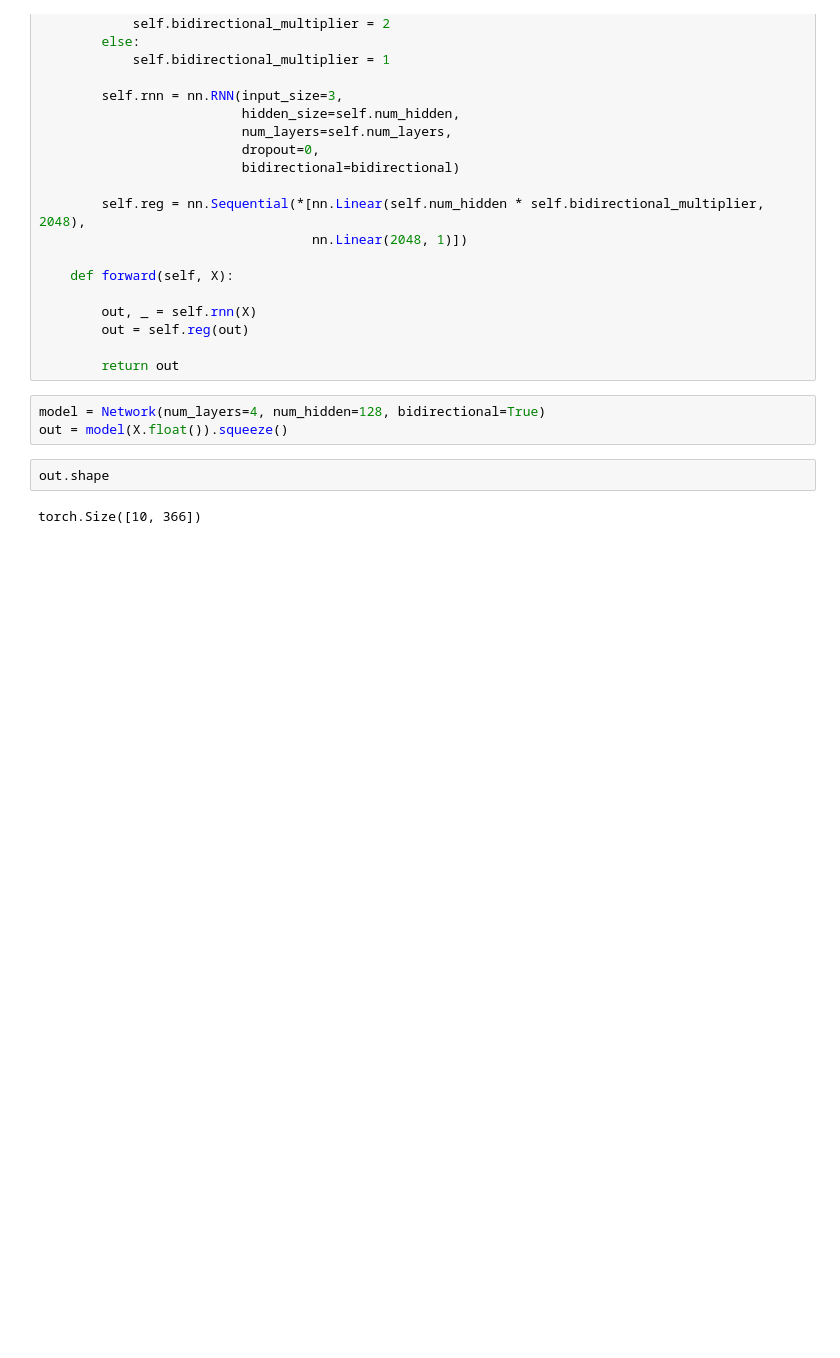
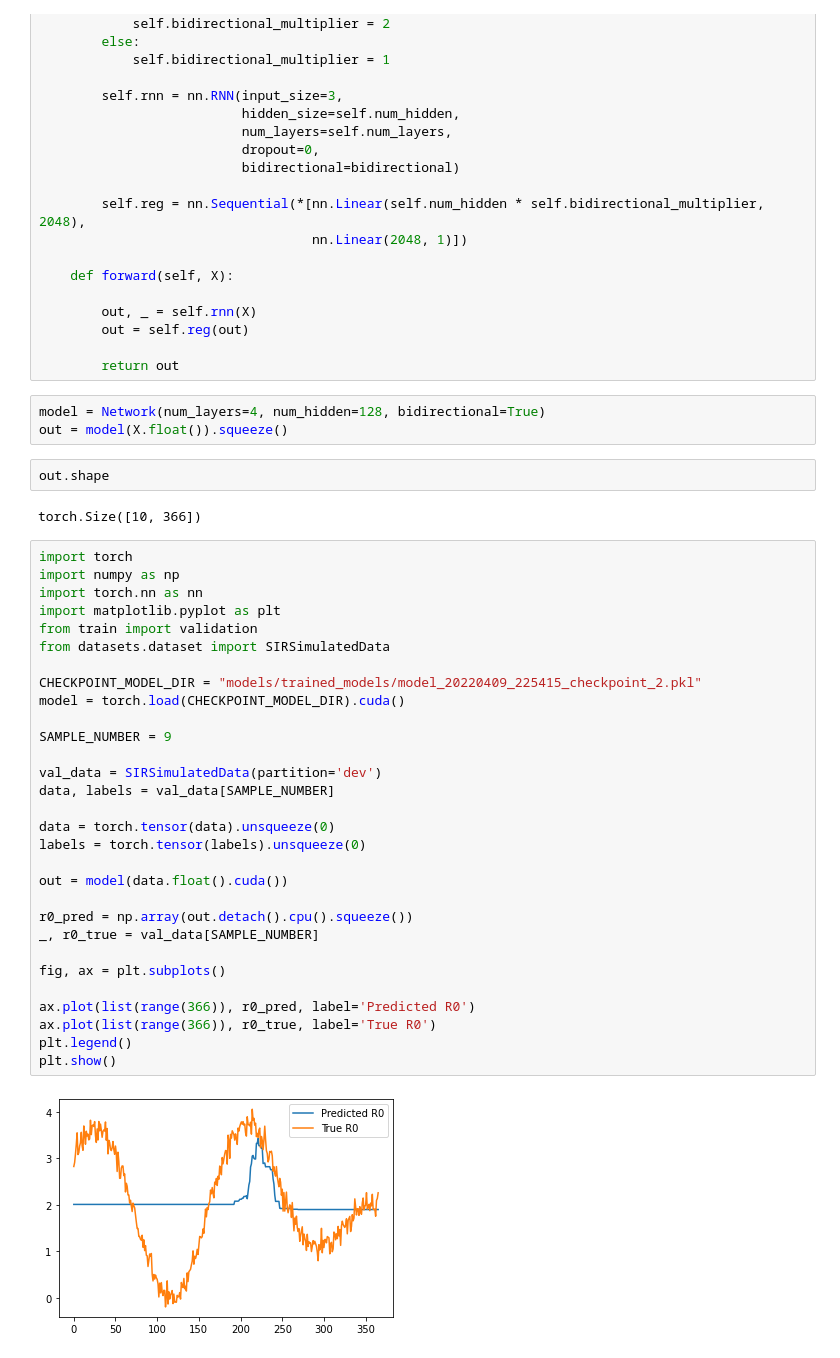
Before and after one commit to cywujeremy/dabp-pandemic-simulation, a Jupyter notebook: nn/test.ipynb, the cells around one changed output. Drawn from its saved outputs; the diff is of its cells as text; blank space fills up the shorter version.

```diff
--- a/nn/test.ipynb
+++ b/nn/test.ipynb
@@ -75,3 +75,35 @@ out = model(X.float()).squeeze()
 out.shape
 # %% [output]
 torch.Size([10, 366])
+# %%
+import torch
+import numpy as np
+import torch.nn as nn
+import matplotlib.pyplot as plt
+from train import validation
+from datasets.dataset import SIRSimulatedData
+
+CHECKPOINT_MODEL_DIR = "models/trained_models/model_20220409_225415_checkpoint_2.pkl"
+model = torch.load(CHECKPOINT_MODEL_DIR).cuda()
+
+SAMPLE_NUMBER = 9
+
+val_data = SIRSimulatedData(partition='dev')
+data, labels = val_data[SAMPLE_NUMBER]
+
+data = torch.tensor(data).unsqueeze(0)
+labels = torch.tensor(labels).unsqueeze(0)
+
+out = model(data.float().cuda())
+
+r0_pred = np.array(out.detach().cpu().squeeze())
+_, r0_true = val_data[SAMPLE_NUMBER]
+
+fig, ax = plt.subplots()
+
+ax.plot(list(range(366)), r0_pred, label='Predicted R0')
+ax.plot(list(range(366)), r0_true, label='True R0')
+plt.legend()
+plt.show()
+# %% [output]
+[figure, added]
```
Also changed, not shown: parts of 4 cells of this notebook, 4 other files.
